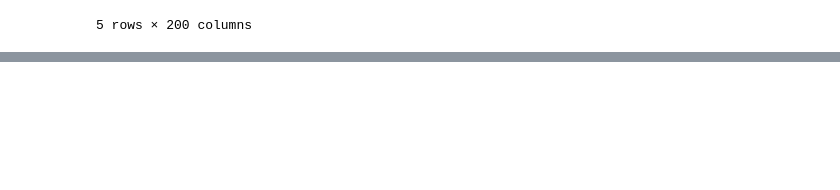
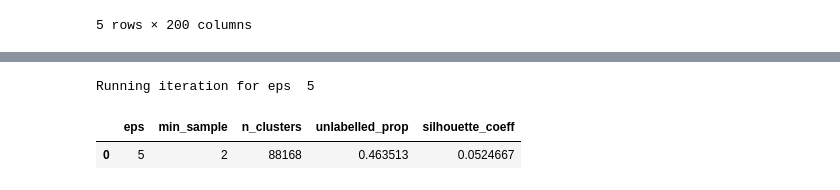
Before and after one commit to dmescherina/umg-backup, a Jupyter notebook: playlist_sequencing/explore_als_playlist_factors.ipynb, the cells around one changed output, grey strips where cells are left out. Cells and saved outputs as stored; diff of their text form; code cells hidden in the pictures; blank space fills up the shorter version.

```diff
--- a/playlist_sequencing/explore_als_playlist_factors.ipynb
+++ b/playlist_sequencing/explore_als_playlist_factors.ipynb
@@ -48,0 +38,49 @@ df.describe()
+# %%
+# Function to run clutering algorithms and review their output
+
+def dbscan_tuning(df,eps_list,min_samples_list):
+
+    df_res = pd.DataFrame(columns=['eps','min_sample','n_clusters','unlabelled_prop','silhouette_coeff'],
+                         index = range(len(eps_list)*len(min_samples_list)))
+    c=-1
+
+    for i,eps_i in enumerate(eps_list):
+        for j, min_j in enumerate(min_samples_list):
+
+            print("Running iteration for eps ", eps_i)
+
+            c=c+1
+
+            dbscn = DBSCAN(eps=eps_i, min_samples=min_j)
+            dbscan=dbscn.fit(df)
+            labels = dbscan.labels_
+            n_clusters_ = len(set(labels)) - (1 if -1 in labels else 0)
+
+            #print("epsilon, min_samples: ", eps_i, min_j)
+            #print( "clusters: ", n_clusters_)
+            #print("unlabelled proportion: ", float(list(labels).count(-1))/labels.shape[0])
+            #print("silhouette coefficient: ", metrics.silhouette_score(df, labels))
+            #print()
+
+            df_res['eps'][c]=eps_i
+            df_res['min_sample'][c]=min_j
+            df_res['n_clusters'][c]=n_clusters_
+            df_res['unlabelled_prop'][c]=float(list(labels).count(-1))/labels.shape[0]
+            df_res['silhouette_coeff'][c]=metrics.silhouette_score(df, labels)
+
+
+    return df_res
+# %%
+# Range of clustering parameters
+
+eps_list=[5]
+min_samples_list=[2]
+# %%
+df_res = dbscan_tuning(df,eps_list,min_samples_list)
+# %% [output]
+Running iteration for eps  5
+# %%
+df_res.head(10)
+# %% [output]
+|  | eps | min_sample | n_clusters | unlabelled_prop | silhouette_coeff |
+| 0 | 5 | 2 | 88168 | 0.463513 | 0.0524667 |
```
Also changed, not shown: parts of 2 cells of this notebook, 5 other files.
